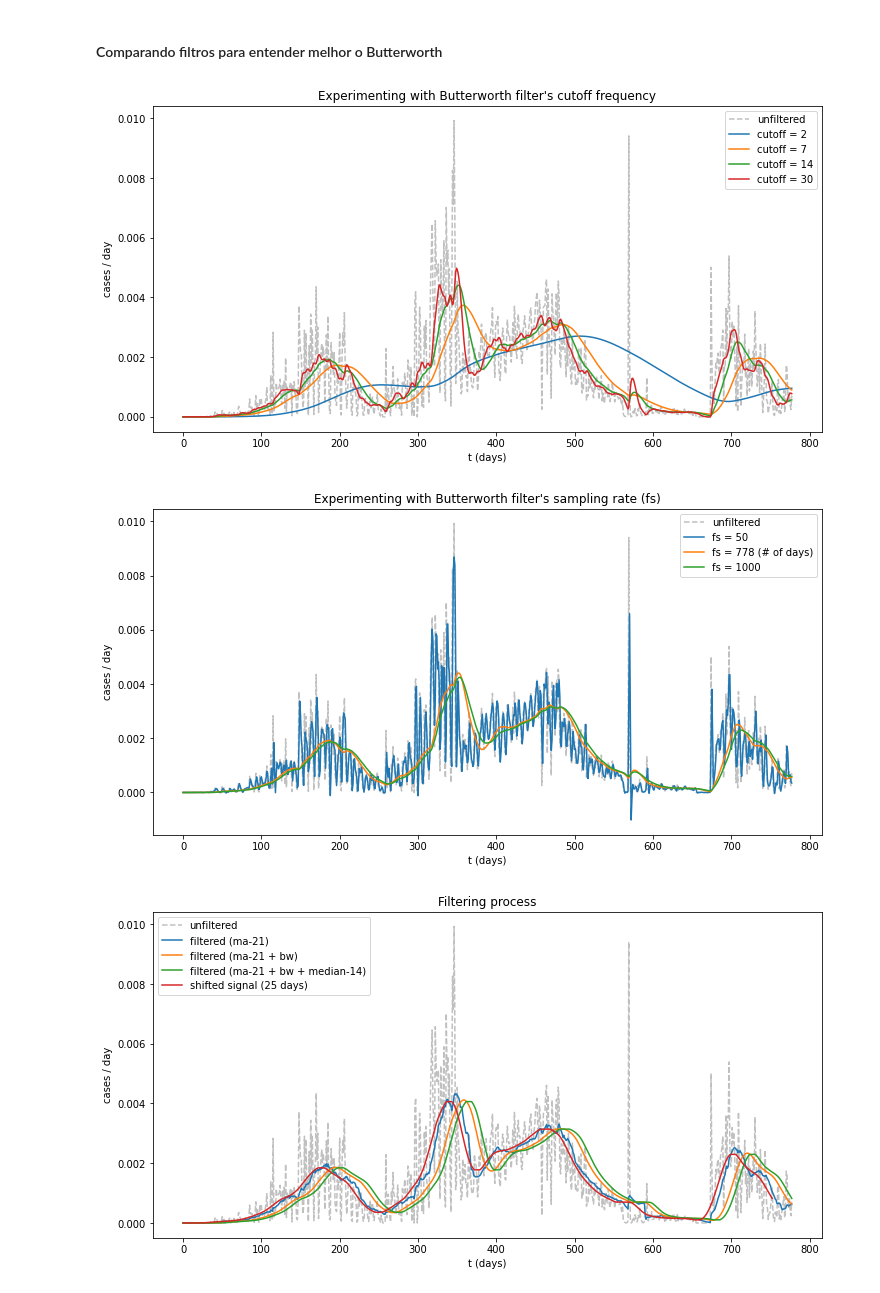
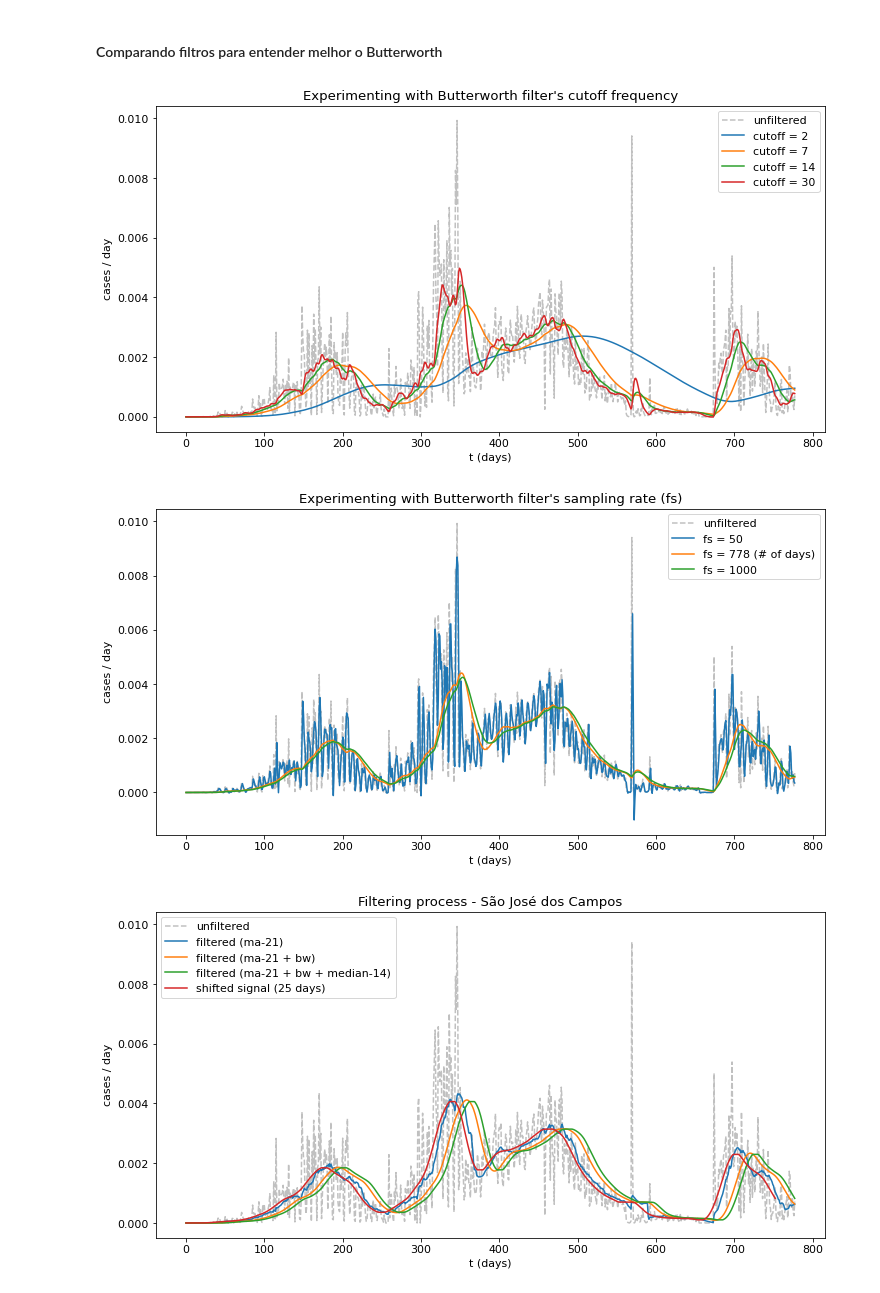
Before and after one commit to fpelogia/epid-models, a Jupyter notebook: Notebooks/new_wave.ipynb, the cells around one changed output. Drawn from its saved outputs; the diff is of its cells as text; code cells hidden in the pictures.

```diff
--- a/Notebooks/new_wave.ipynb
+++ b/Notebooks/new_wave.ipynb
@@ -101,7 +101,7 @@ def new_wave_detection(sec_der, abs_threshold):
 # %% [markdown]
 #### Código Principal
 # %%
-plt.rcParams.update({'font.size': 11})
+plt.rcParams.update({'font.size': 16})
 # %%
 #import data
 data = pd.read_csv("../Datasets/sp.csv")
@@ -237,7 +239,7 @@ plt.plot(filtered, label=f"cutoff = {cutoff}")
 plt.legend()
 plt.show()
 # %% [output]
-[figure, old version]
+[figure, new version]
 # %%
 plt.figure(figsize=(12,6))
 plt.title("Experimenting with Butterworth filter's sampling rate (fs)")
@@ -263,37 +265,39 @@ plt.plot(filtered, label=f"fs = {fs}")
 plt.legend()
 plt.show()
 # %% [output]
-[figure, old version]
+[figure, new version]
 # %%
 plt.figure(figsize=(12, 6))
-plt.title("Filtering process")
+
+plt.title(f"Filtering process - {city_name}")
 plt.xlabel("t (days)")
 plt.ylabel("cases / day")
 
 plt.plot(unf_daily_n_cases, label="unfiltered", c='silver', linestyle='dashed')
 
 # Moving average with 21-day window
 filtered = moving_average(unf_daily_n_cases, 21)
 plt.plot(filtered, label="filtered (ma-21)")
 
 # 2nd Order Low-Pass Filter with 14-day window
 order = 2
 fs = len(data) # sampling rate
 cutoff = 14 # cutoff freq.
 fs = len(data) # sampling rate
 filtered =  butterworth_lowpass_filter(filtered, cutoff, fs, order)
 plt.plot(filtered, label="filtered (ma-21 + bw)")
 
 # Median filter with 14-day window
 filtered = median_filter(filtered, 14)
 plt.plot(filtered, label="filtered (ma-21 + bw + median-14)")
 
 # Shifted signal
 n_days_shift = 25
 plt.plot(filtered[n_days_shift:], label=f"shifted signal ({n_days_shift} days)")
 
 
 plt.legend()
+plt.savefig(f'../ESTADOSP/Filtragem', facecolor='white', dpi=300)
 plt.show()
 # %% [output]
-[figure, old version]
+[figure, new version]
```
Also changed, not shown: parts of 3 cells of this notebook, 31 other files.
